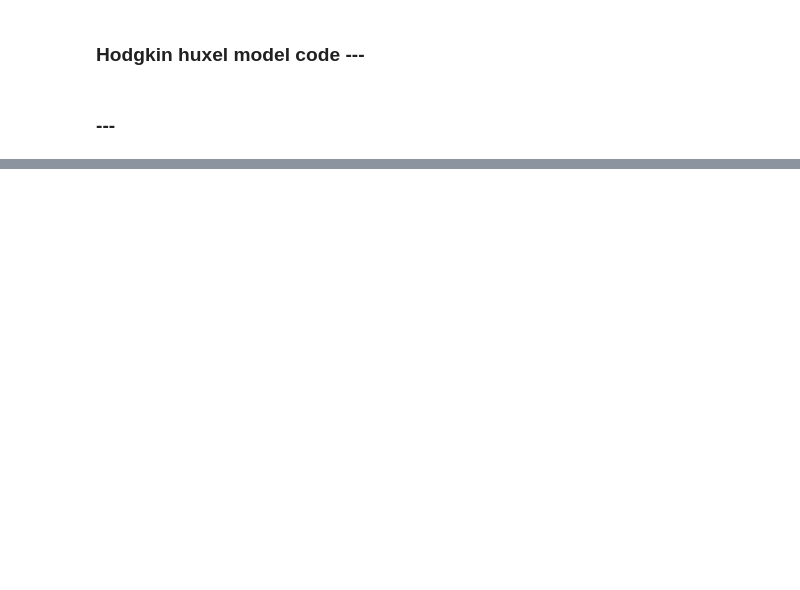
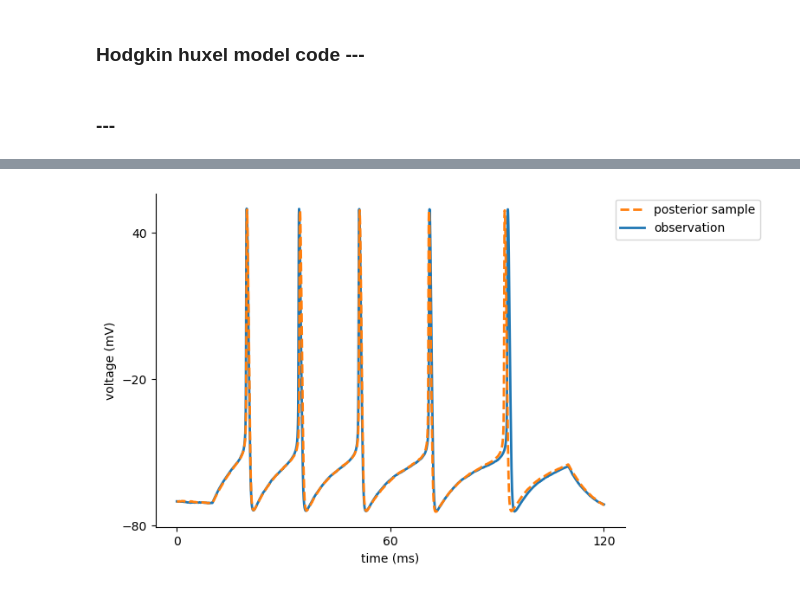
Before and after one commit to skcajs/pandora, a Jupyter notebook: notebooks/simulation_based_inference/tutorials/hodgkin_huxley_model.ipynb, the cells around one changed output, grey strips where cells are left out. Saved outputs shown, nothing was run; the diff lists cells and outputs as text; code cells hidden in the pictures; blank space fills up the shorter version.

```diff
--- a/notebooks/simulation_based_inference/tutorials/hodgkin_huxley_model.ipynb
+++ b/notebooks/simulation_based_inference/tutorials/hodgkin_huxley_model.ipynb
@@ -328,0 +389,23 @@ check_sbi_inputs(simulation_wrapper, prior)
+# %%
+fig = plt.figure(figsize=(7, 5))
+
+# plot observation
+t = observation_trace["time"]
+y_obs = observation_trace["data"]
+plt.plot(t, y_obs, lw=2, label="observation")
+
+# simulate and plot samples
+x = run_HH_model(posterior_sample)
+plt.plot(t, x["data"], "--", lw=2, label="posterior sample")
+
+plt.xlabel("time (ms)")
+plt.ylabel("voltage (mV)")
+
+ax = plt.gca()
+handles, labels = ax.get_legend_handles_labels()
+ax.legend(handles[::-1], labels[::-1], bbox_to_anchor=(1.3, 1), loc="upper right")
+
+ax.set_xticks([0, 60, 120])
+ax.set_yticks([-80, -20, 40]);
+# %% [output]
+[figure, added]
```
Also changed, not shown: parts of 12 cells of this notebook, 21 other files.
